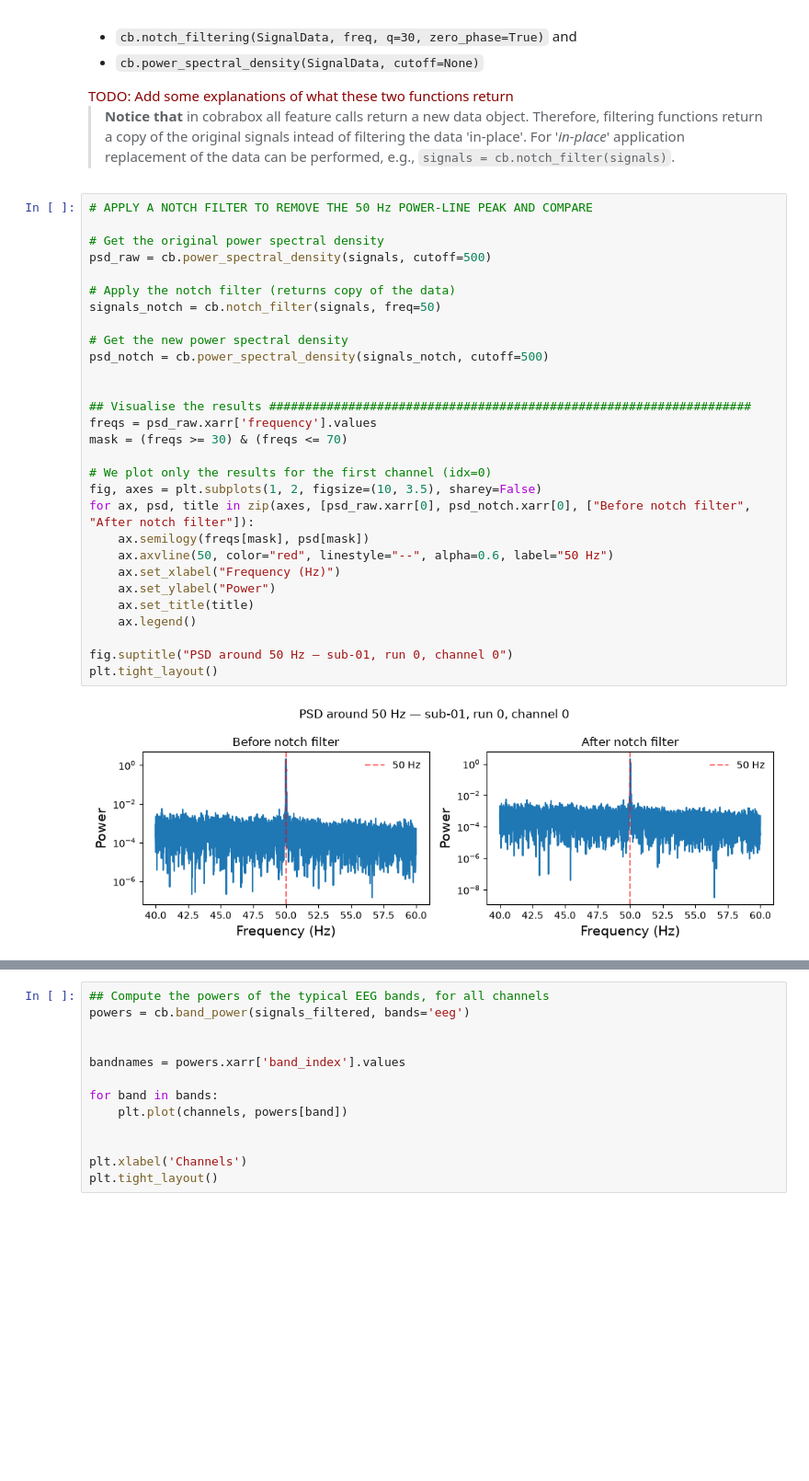
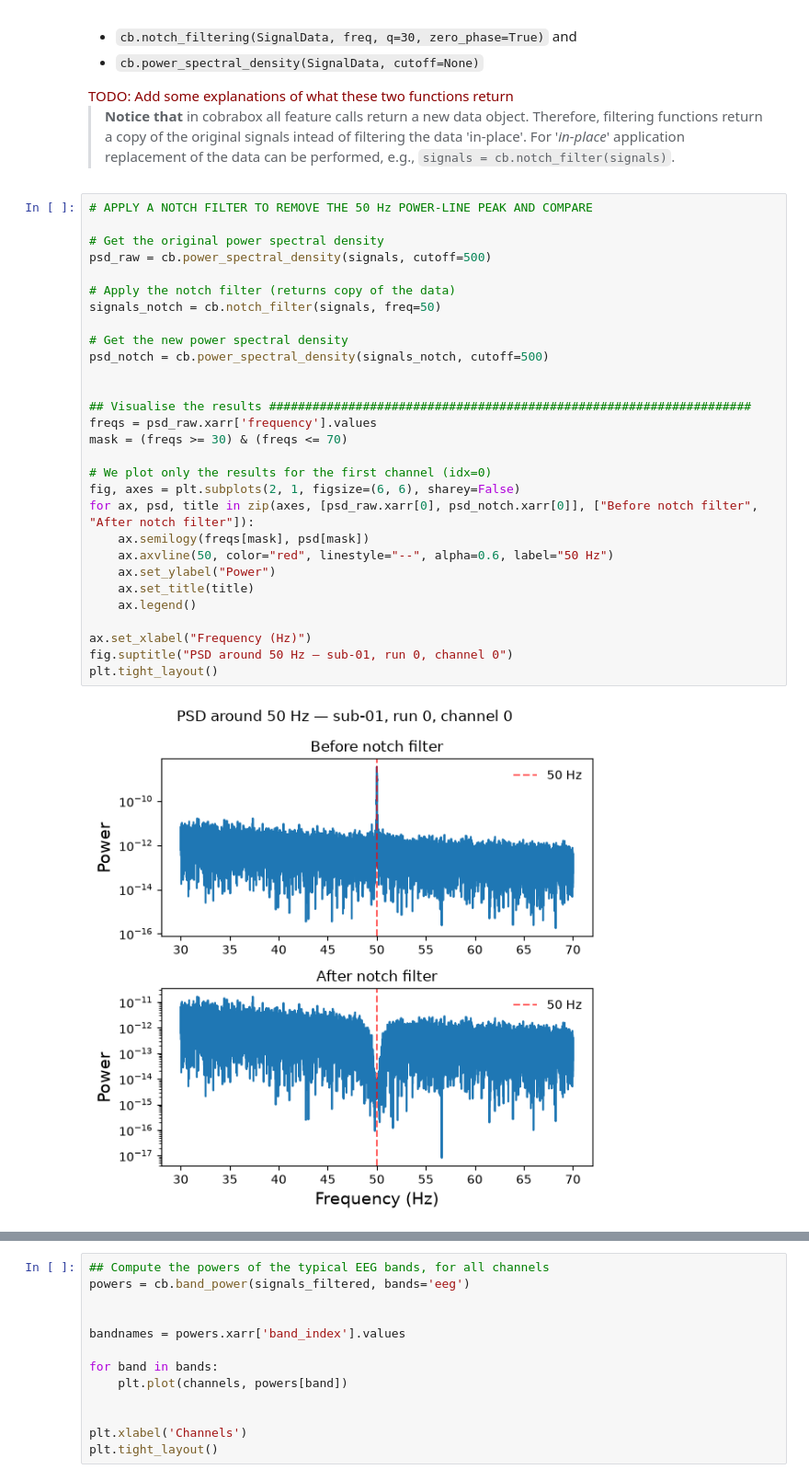
Before and after one commit to cobragroup/cobrabox, a Jupyter notebook: Pipelines/tutorial_data_exploration.ipynb, the cells around one changed output, grey strips where cells are left out. Shown at 92% size. Cells and saved outputs as stored; diff of their text form; blank space fills up the shorter version.

```diff
--- a/Pipelines/tutorial_data_exploration.ipynb
+++ b/Pipelines/tutorial_data_exploration.ipynb
@@ -383,34 +378,34 @@ TODO: Add some explanations of what these two functions return
 # %%
 # APPLY A NOTCH FILTER TO REMOVE THE 50 Hz POWER-LINE PEAK AND COMPARE
 
 # Get the original power spectral density
 psd_raw = cb.power_spectral_density(signals, cutoff=500)
 
 # Apply the notch filter (returns copy of the data)
 signals_notch = cb.notch_filter(signals, freq=50)
 
 # Get the new power spectral density
 psd_notch = cb.power_spectral_density(signals_notch, cutoff=500)
 
 
 ## Visualise the results ###################################################################
 freqs = psd_raw.xarr['frequency'].values
 mask = (freqs >= 30) & (freqs <= 70)
 
 # We plot only the results for the first channel (idx=0)
-fig, axes = plt.subplots(1, 2, figsize=(10, 3.5), sharey=False)
-for ax, psd, title in zip(axes, [psd_raw.xarr[0], psd_notch.xarr[0], ["Before notch filter", "After notch filter"]):
+fig, axes = plt.subplots(2, 1, figsize=(6, 6), sharey=False)
+for ax, psd, title in zip(axes, [psd_raw.xarr[0], psd_notch.xarr[0]], ["Before notch filter", "After notch filter"]):
     ax.semilogy(freqs[mask], psd[mask])
     ax.axvline(50, color="red", linestyle="--", alpha=0.6, label="50 Hz")
-    ax.set_xlabel("Frequency (Hz)")
     ax.set_ylabel("Power")
     ax.set_title(title)
     ax.legend()
 
+ax.set_xlabel("Frequency (Hz)")
 fig.suptitle("PSD around 50 Hz — sub-01, run 0, channel 0")
 plt.tight_layout()
 # %% [output]
-[figure, old version]
+[figure, new version]
 # %% [markdown]
 ### 4.2 Apply a low-pass filter and compare
 
```
Also changed, not shown: parts of 6 cells of this notebook.
